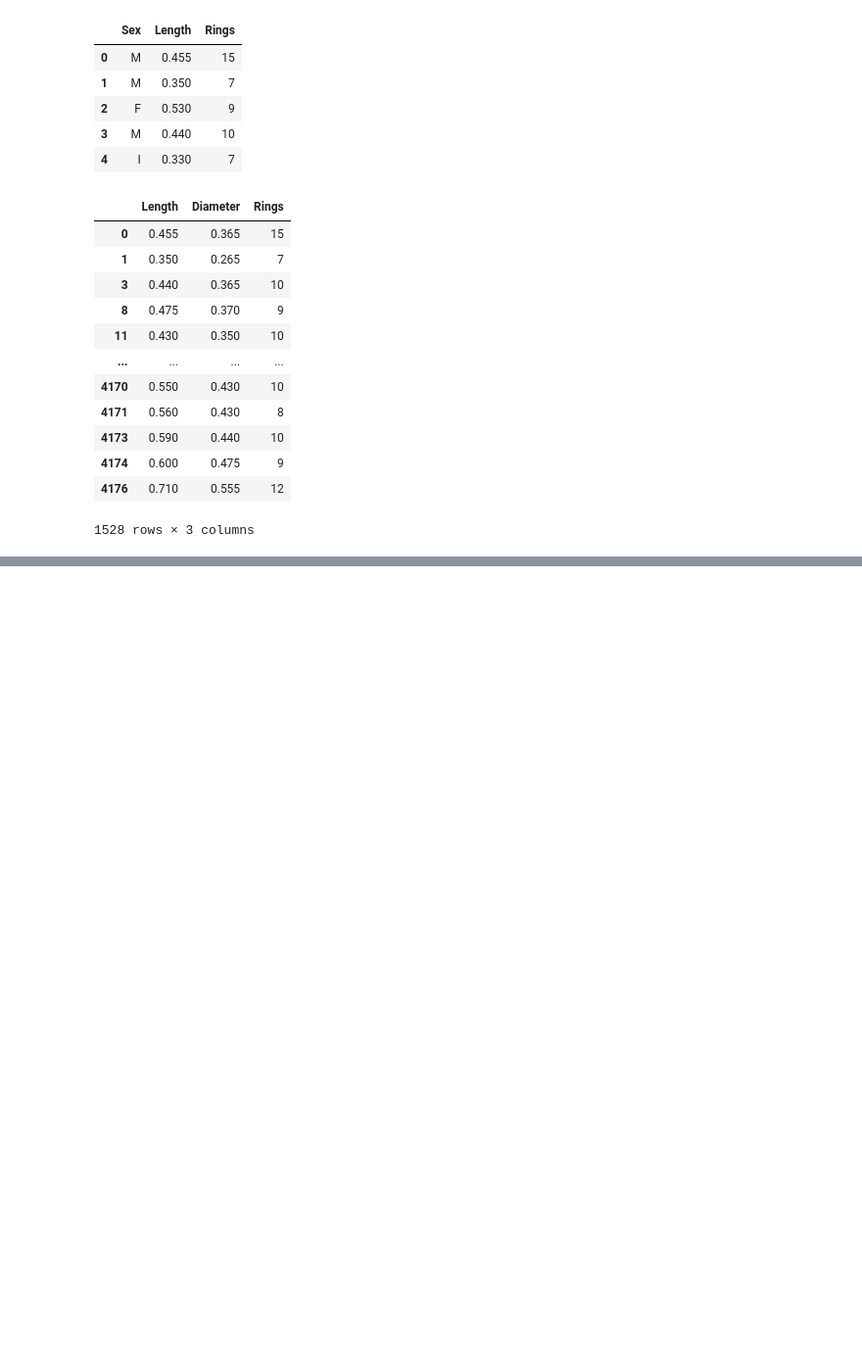
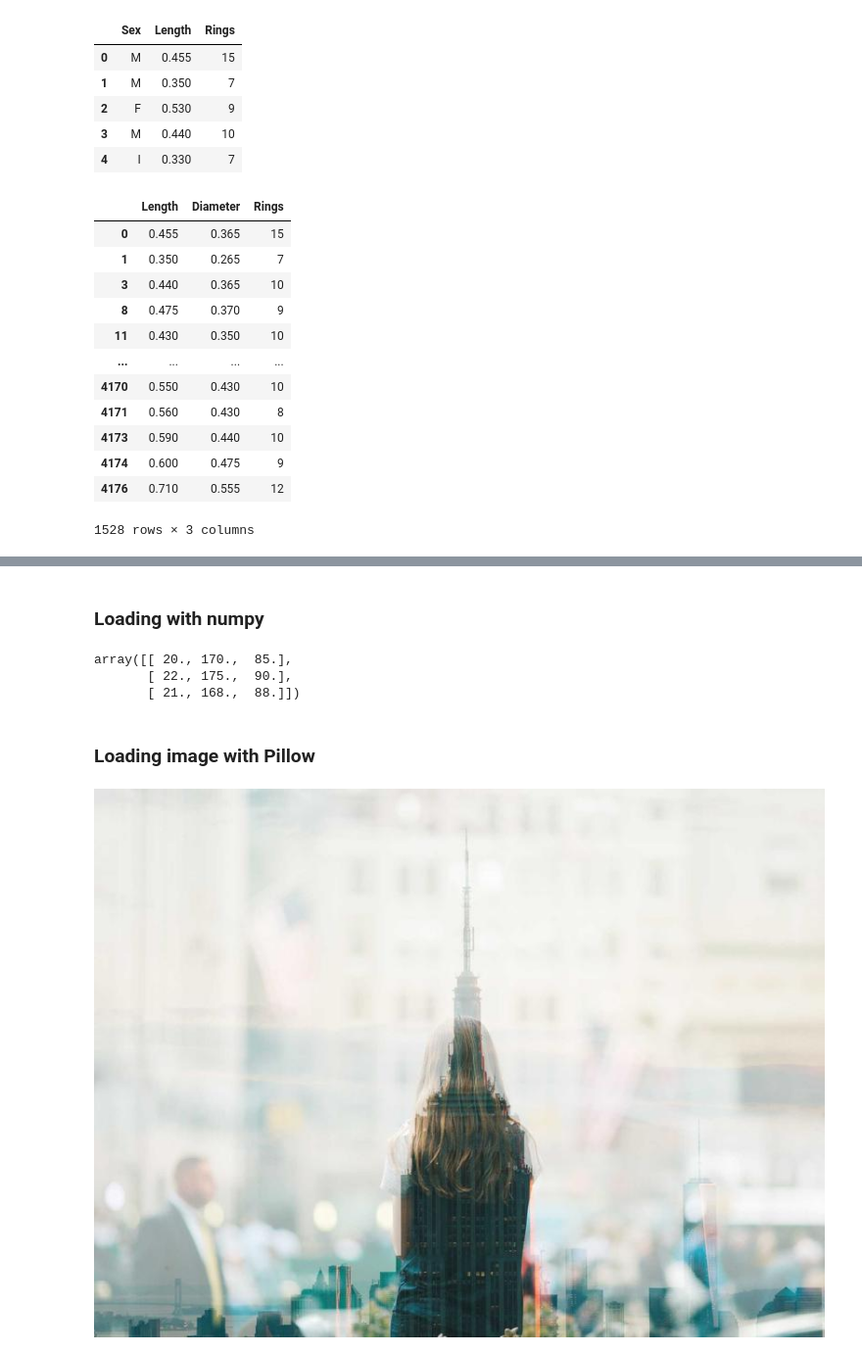
Before and after one commit to MAI-AIIU/deep-learning, a Jupyter notebook: src/first-week/data-preprocessing.ipynb, the cells around one changed output, grey strips where cells are left out. Shown at 98% size. Drawn from its saved outputs; the diff is of its cells as text; code cells hidden in the pictures; blank space fills up the shorter version.

```diff
--- a/src/first-week/data-preprocessing.ipynb
+++ b/src/first-week/data-preprocessing.ipynb
@@ -174,0 +209,2 @@ df.loc[df["Sex"] == "M", ["Length", "Diameter", "Rings"]]
+# %% [markdown]
+### Loading with numpy
@@ -174,0 +225,23 @@ df.loc[df["Sex"] == "M", ["Length", "Diameter", "Rings"]]
+# %%
+data
+# %% [output]
+array([[ 20., 170.,  85.],
+       [ 22., 175.,  90.],
+       [ 21., 168.,  88.]])
+# %% [markdown]
+### Loading image with Pillow
+# %%
+from PIL import Image
+import requests
+from io import BytesIO
+from IPython.display import display
+
+url = "https://picsum.photos/800/600"
+
+response = requests.get(url)
+
+image = Image.open(BytesIO(response.content))
+
+display(image)
+# %% [output]
+[figure, added]
```
Also changed, not shown: parts of 9 cells of this notebook.
